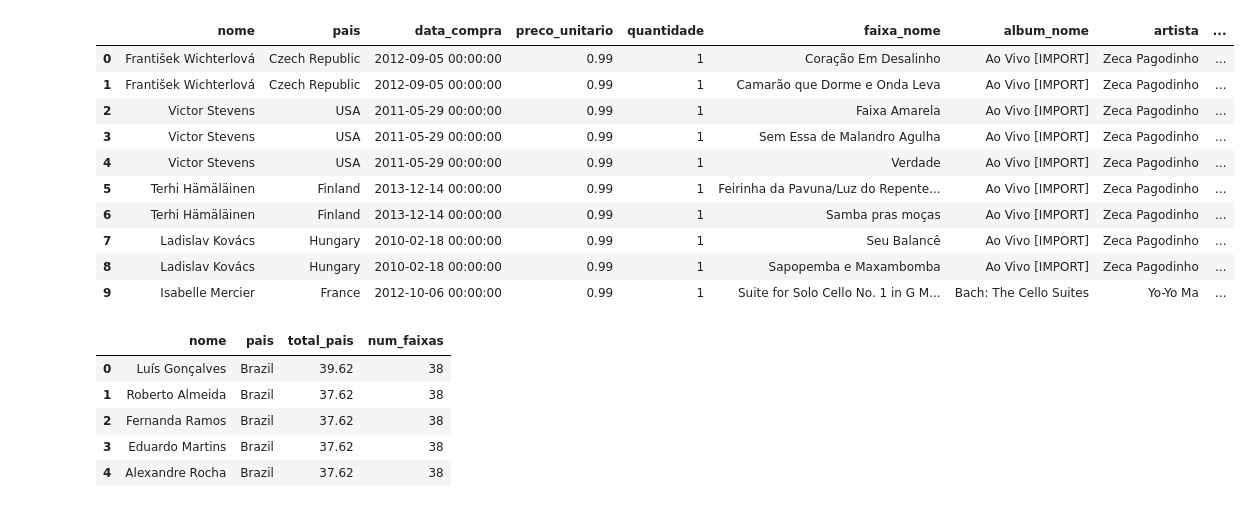
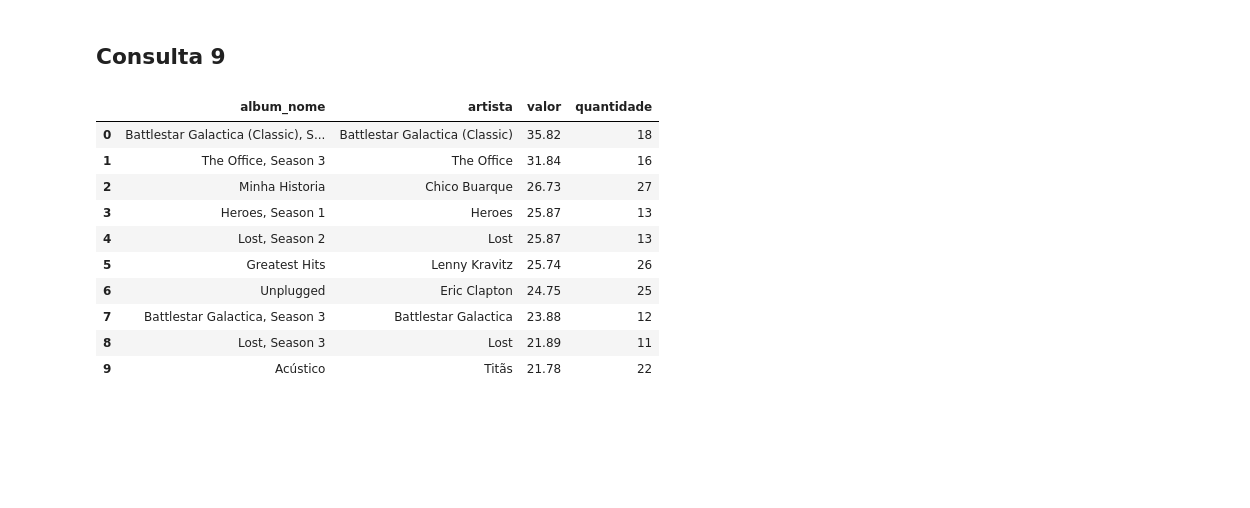
Before and after one commit to valerio-unifei/ECAA07, a Jupyter notebook: ECAA07_03_Consultas.ipynb, the cells around one changed output. Cells and saved outputs as stored; diff of their text form; code cells hidden in the pictures; blank space fills up the shorter version.

```diff
--- a/ECAA07_03_Consultas.ipynb
+++ b/ECAA07_03_Consultas.ipynb
@@ -174,58 +260,34 @@ Registros = 190
+# %% [markdown]
+## Consulta 9
 # %%
 consulta = pd.read_sql_query(
     sql= """
       SELECT
-          x.Firstname || ' ' || x.LastName as nome,
-          x.Country as pais,
-          y.InvoiceDate as data_compra,
-          z.UnitPrice as preco_unitario,
-          z.Quantity as quantidade,
-          t.Name as faixa_nome,
           a.Title as album_nome,
           b.Name as artista,
-          m.Name as formato_media
+          SUM(z.UnitPrice * z.Quantity) as valor,
+          COUNT(*) as quantidade
       FROM customers as x INNER JOIN invoices as y ON x.CustomerId = y.CustomerId
         INNER JOIN invoice_items as z ON y.InvoiceID = z.InvoiceID
         INNER JOIN tracks as t ON z.TrackId = t.TrackId
         INNER JOIN albums as a ON t.AlbumId = a.AlbumId
         INNER JOIN artists as b ON a.ArtistId = b.ArtistId
         INNER JOIN media_types as m ON t.MediaTypeId = m.MediaTypeId
-      ORDER BY b.Name DESC
+      GROUP BY a.Title, b.Name
+      ORDER BY valor desc
+      LIMIT 10
       """,
       con = conn)
-consulta.head(10)
+consulta
 # %% [output]
-|  | nome | pais | data_compra | preco_unitario | quantidade | faixa_nome | album_nome | artista | ... |
-| 0 | František Wichterlová | Czech Republic | 2012-09-05 00:00:00 | 0.99 | 1 | Coração Em Desalinho | Ao Vivo [IMPORT] | Zeca Pagodinho | ... |
-| 1 | František Wichterlová | Czech Republic | 2012-09-05 00:00:00 | 0.99 | 1 | Camarão que Dorme e Onda Leva | Ao Vivo [IMPORT] | Zeca Pagodinho | ... |
-| 2 | Victor Stevens | USA | 2011-05-29 00:00:00 | 0.99 | 1 | Faixa Amarela | Ao Vivo [IMPORT] | Zeca Pagodinho | ... |
-| 3 | Victor Stevens | USA | 2011-05-29 00:00:00 | 0.99 | 1 | Sem Essa de Malandro Agulha | Ao Vivo [IMPORT] | Zeca Pagodinho | ... |
-| 4 | Victor Stevens | USA | 2011-05-29 00:00:00 | 0.99 | 1 | Verdade | Ao Vivo [IMPORT] | Zeca Pagodinho | ... |
-| 5 | Terhi Hämäläinen | Finland | 2013-12-14 00:00:00 | 0.99 | 1 | Feirinha da Pavuna/Luz do Repente... | Ao Vivo [IMPORT] | Zeca Pagodinho | ... |
-| 6 | Terhi Hämäläinen | Finland | 2013-12-14 00:00:00 | 0.99 | 1 | Samba pras moças | Ao Vivo [IMPORT] | Zeca Pagodinho | ... |
-| 7 | Ladislav Kovács | Hungary | 2010-02-18 00:00:00 | 0.99 | 1 | Seu Balancê | Ao Vivo [IMPORT] | Zeca Pagodinho | ... |
-| 8 | Ladislav Kovács | Hungary | 2010-02-18 00:00:00 | 0.99 | 1 | Sapopemba e Maxambomba | Ao Vivo [IMPORT] | Zeca Pagodinho | ... |
-| 9 | Isabelle Mercier | France | 2012-10-06 00:00:00 | 0.99 | 1 | Suite for Solo Cello No. 1 in G M... | Bach: The Cello Suites | Yo-Yo Ma | ... |
+|  | album_nome | artista | valor | quantidade |
+| 0 | Battlestar Galactica (Classic), S... | Battlestar Galactica (Classic) | 35.82 | 18 |
+| 1 | The Office, Season 3 | The Office | 31.84 | 16 |
+| 2 | Minha Historia | Chico Buarque | 26.73 | 27 |
+| 3 | Heroes, Season 1 | Heroes | 25.87 | 13 |
+| 4 | Lost, Season 2 | Lost | 25.87 | 13 |
+| 5 | Greatest Hits | Lenny Kravitz | 25.74 | 26 |
+| 6 | Unplugged | Eric Clapton | 24.75 | 25 |
+| 7 | Battlestar Galactica, Season 3 | Battlestar Galactica | 23.88 | 12 |
+| 8 | Lost, Season 3 | Lost | 21.89 | 11 |
+| 9 | Acústico | Titãs | 21.78 | 22 |
-# %%
-consulta = pd.read_sql_query(
-    sql= """
-      SELECT
-          x.Firstname || ' ' || x.LastName as nome,
-          x.Country as pais,
-          SUM(z.UnitPrice * z.Quantity) as total_pais,
-          COUNT(*) as num_faixas
-      FROM customers as x INNER JOIN invoices as y ON x.CustomerId = y.CustomerId
-        INNER JOIN invoice_items as z ON y.InvoiceID = z.InvoiceID
-      WHERE x.Country = 'Brazil'
-      GROUP BY x.Firstname || ' ' || x.LastName, x.Country
-      ORDER BY SUM(z.UnitPrice * z.Quantity) DESC, (x.Firstname || ' ' || x.LastName) DESC
-      """,
-      con = conn)
-consulta
-# %% [output]
-|  | nome | pais | total_pais | num_faixas |
-| 0 | Luís Gonçalves | Brazil | 39.62 | 38 |
-| 1 | Roberto Almeida | Brazil | 37.62 | 38 |
-| 2 | Fernanda Ramos | Brazil | 37.62 | 38 |
-| 3 | Eduardo Martins | Brazil | 37.62 | 38 |
-| 4 | Alexandre Rocha | Brazil | 37.62 | 38 |
```
Also changed, not shown: parts of 25 cells of this notebook.
